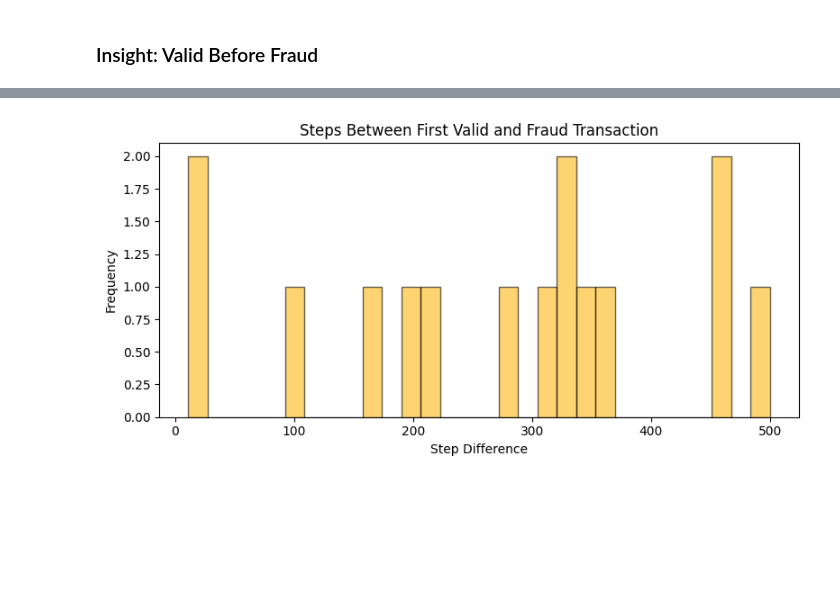
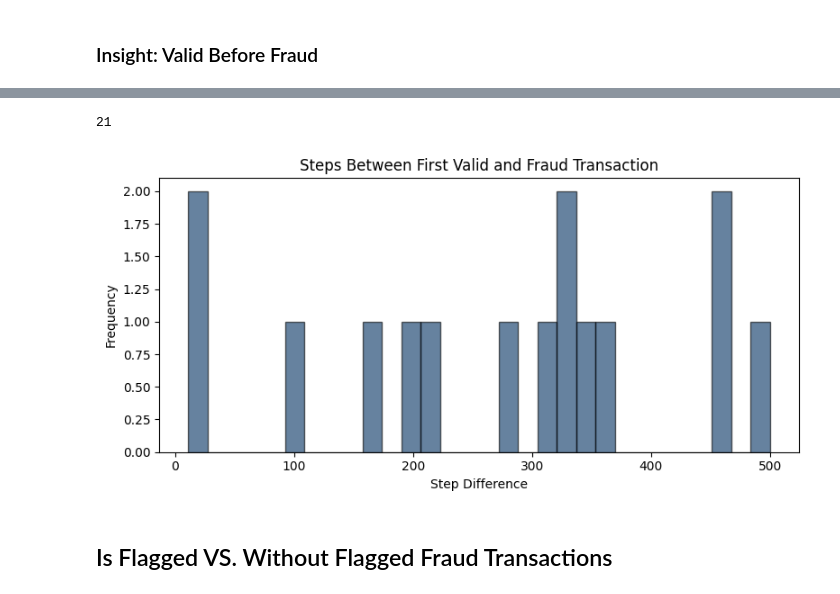
Before and after one commit to nguyentunhu/Financial-Fraud-Patterns-EDA, a Jupyter notebook: main.ipynb, the cells around one changed output, grey strips where cells are left out. Cells and saved outputs as stored; diff of their text form; code cells hidden in the pictures; blank space fills up the shorter version.

```diff
--- a/main.ipynb
+++ b/main.ipynb
@@ -309,27 +309,33 @@ print(total_fraud_transactions - valid_before_fraud_customers)
+# %%
+df[(df['nameOrig'].isin(once_cust)) & (df['balance_change_dest'] != df['balance_change_org']) & (df['isFraud'] == 1)].shape[0]
+# %% [output]
+21
 # %%
 valid_trans = once_trans[once_trans['isFraud'] == 0]
 fraud_trans = once_trans[once_trans['isFraud'] == 1]
 
 # Get earliest valid transaction per customer
 valid_steps = valid_trans.groupby('nameOrig')['step'].min().reset_index()
 valid_steps.columns = ['nameOrig', 'first_valid_step']
 
 # Get fraud transaction step per customer
 fraud_steps = fraud_trans[['nameOrig', 'step']].rename(columns={'step': 'fraud_step'})
 
 # Merge both to compute difference
 step_diff = pd.merge(fraud_steps, valid_steps, on='nameOrig', how='inner')
 step_diff['step_between'] = step_diff['fraud_step'] - step_diff['first_valid_step']
 step_diff = step_diff[step_diff['step_between'] >= 0]  # Optional: only positive gaps
 
 # Plot histogram of step differences
 plt.figure(figsize=(8, 4))
-plt.hist(step_diff['step_between'], bins=30, color=colors[1], edgecolor='black', alpha=0.6)  # alpha added here
+plt.hist(step_diff['step_between'], bins=30, color=colors[0], edgecolor='black', alpha=0.6)  # alpha added here
 plt.title('Steps Between First Valid and Fraud Transaction')
 plt.xlabel('Step Difference')
 plt.ylabel('Frequency')
 plt.ticklabel_format(style='plain')  # disable scientific notation
 plt.tight_layout()
 plt.show()
 # %% [output]
-[figure, old version]
+[figure, new version]
+# %% [markdown]
+## Is Flagged VS. Without Flagged Fraud Transactions
```
Also changed, not shown: parts of 6 cells of this notebook.
